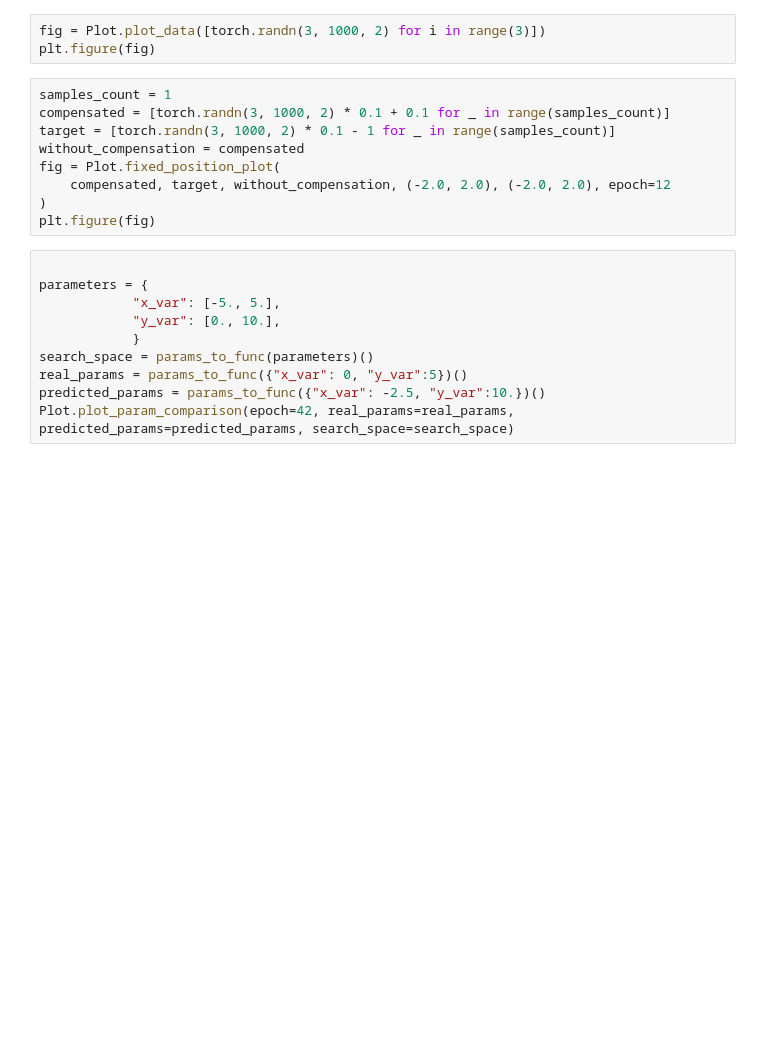
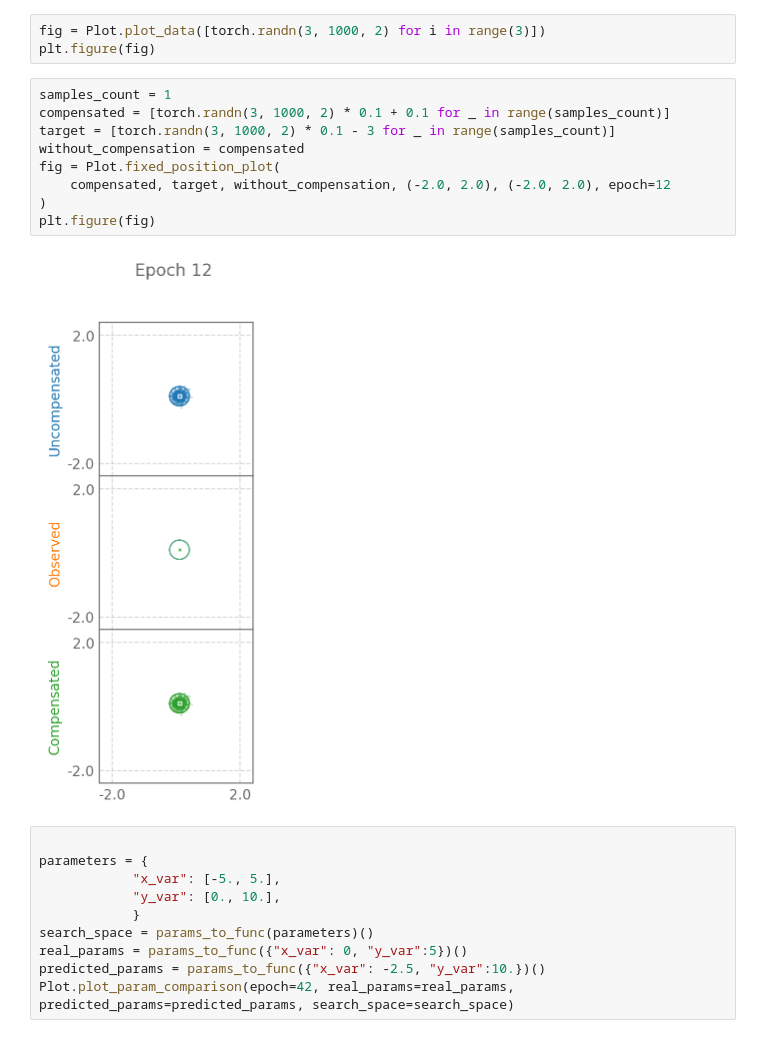
Before and after one commit to hzbian/metrix_hackathon, a Jupyter notebook: testing/test_plots.ipynb, the cells around one changed output. Drawn from its saved outputs; the diff is of its cells as text; blank space fills up the shorter version.

Commit message:
Improve plots: Adaptive fixed ranges, cov estimation plots

```diff
--- a/testing/test_plots.ipynb
+++ b/testing/test_plots.ipynb
@@ -12,12 +44,14 @@ plt.figure(fig)
 # %%
 samples_count = 1
 compensated = [torch.randn(3, 1000, 2) * 0.1 + 0.1 for _ in range(samples_count)]
-target = [torch.randn(3, 1000, 2) * 0.1 - 1 for _ in range(samples_count)]
+target = [torch.randn(3, 1000, 2) * 0.1 - 3 for _ in range(samples_count)]
 without_compensation = compensated
 fig = Plot.fixed_position_plot(
     compensated, target, without_compensation, (-2.0, 2.0), (-2.0, 2.0), epoch=12
 )
 plt.figure(fig)
+# %% [output]
+[figure, added]
 # %%
 
 parameters = {
```
Also changed, not shown: parts of 4 cells of this notebook, 2 other files.
